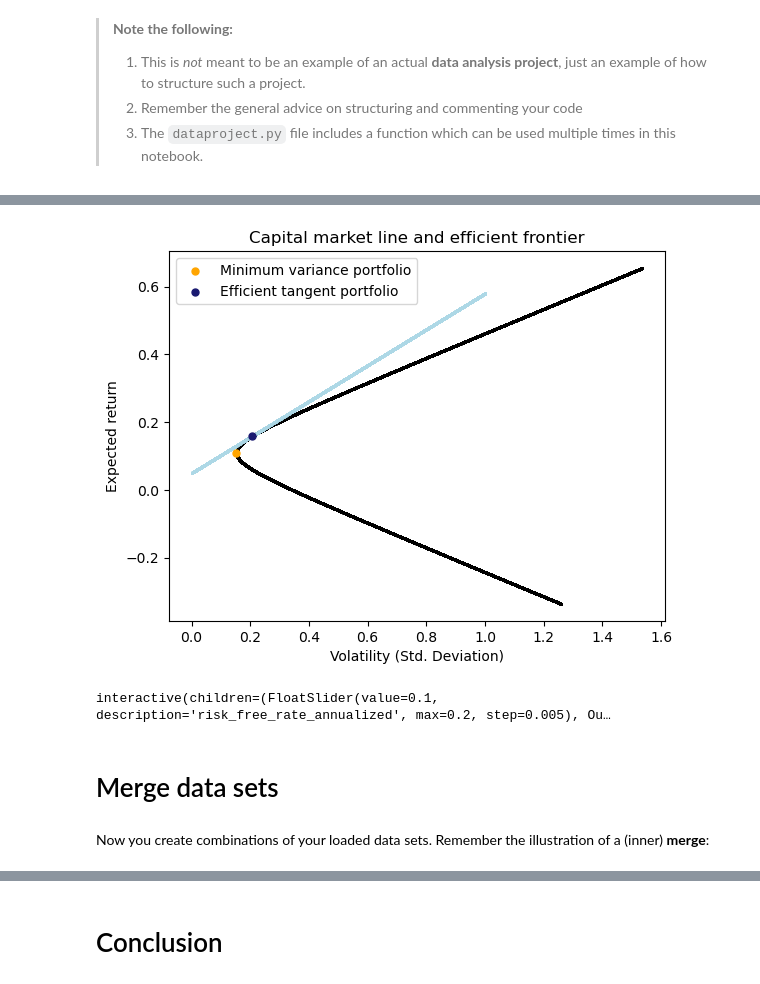
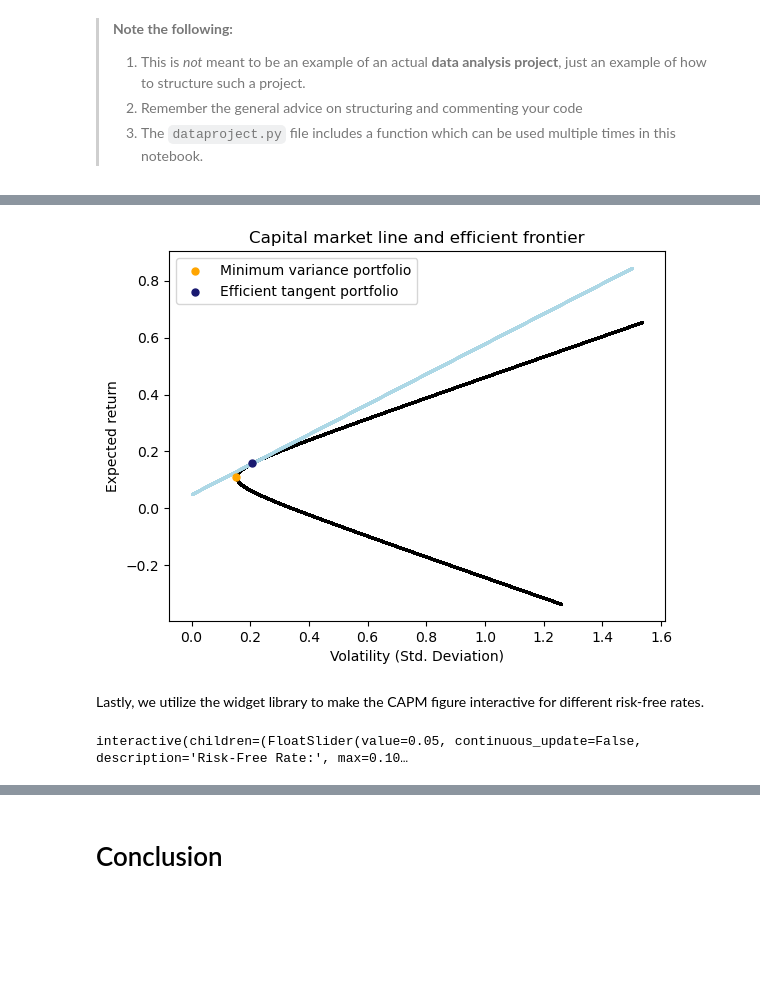
Before and after one commit to NumEconCopenhagen/projects-2024-anders-2-don-1, a Jupyter notebook: dataproject/dataproject.ipynb, the cells around one changed output, grey strips where cells are left out. Cells and saved outputs as stored; diff of their text form; code cells hidden in the pictures; blank space fills up the shorter version.

```diff
--- a/dataproject/dataproject.ipynb
+++ b/dataproject/dataproject.ipynb
@@ -107,36 +186,39 @@ dax    0.021489  0.021911  0.036753
 # %%
 Two_mutual_fund_range = np.linspace(-10,10,100000)
 return_list = []
 volatility_list = []
 
 for weight in Two_mutual_fund_range:
     minvar_weight = weight
     efftan_weight = 1 - minvar_weight
     portfolio_weight = minvar_weight*x_vector_minvar + efftan_weight*x_vector_efftan
     exp_return = portfolio_weight.dot(np.transpose(return_vector))
     var = portfolio_weight.dot(covariance_matrix).dot(np.transpose(portfolio_weight))
     std = np.sqrt(var)
     return_list.append(exp_return)
     volatility_list.append(std)
 
-x_values = np.linspace(0,1,100000)
+x_values = np.linspace(0,1.5,100000)
 Capital_market_line = risk_free_rate_annualized+Sharpe*x_values
 
 
 plt.scatter(volatility_list, return_list, s=1, color='black')
 plt.scatter(x_values, Capital_market_line, color='lightblue', zorder=5, s=0.1)
 plt.scatter(std_minvar, exp_return_minvar, color='orange', label='Minimum variance portfolio', zorder=5, s=25)
 plt.scatter(std_efftan, exp_return_efftan, color='midnightblue', label='Efficient tangent portfolio', zorder=5, s=25)
 plt.xlabel('Volatility (Std. Deviation)')
 plt.ylabel('Expected return')
 plt.title('Capital market line and efficient frontier')
 
 plt.legend()
 plt.show()
 # %% [output]
-[figure, old version]
+[figure, new version]
+# %% [markdown]
+Lastly, we utilize the widget library to make the CAPM figure interactive for different risk-free rates.
 # %%
-from ipywidgets import interactive
+from ipywidgets import interactive, FloatSlider
+import matplotlib.pyplot as plt
 
 
 def plot_efficient_frontier(risk_free_rate_annualized):
@@ -149,7 +231,7 @@ def plot_efficient_frontier(risk_free_rate_annualized):
     Sharpe = (exp_return_efftan - risk_free_rate_annualized) / std_efftan
 
     # Plot code as before, using the updated 'risk_free_rate_annualized' and other calculations
-    x_values = np.linspace(0,1,100000)
+    x_values = np.linspace(0,1.5,100000)
     Capital_market_line = risk_free_rate_annualized + Sharpe * x_values
 
     plt.figure(figsize=(12, 8))
@@ -165,13 +247,29 @@ def plot_efficient_frontier(risk_free_rate_annualized):
 
 # Create an interactive slider for 'risk_free_rate_annualized'
 # Run this part in an IPython environment to see the interactive widget
-interactive_plot = interactive(plot_efficient_frontier, risk_free_rate_annualized=(0, 0.2, 0.005))
+
+# Define the slider with a custom label
+risk_free_rate_slider = FloatSlider(
+    value=0.05,  # starting value of slider
+    min=0,       # minimum value
+    max=exp_return_minvar,     # maximum value
+    step=0.005,  # step size
+    description='Risk-Free Rate:',  # label for the slider
+    style={'description_width': 'initial'},  # make sure the description isn't cut off
+    continuous_update=False  # update the plot only when the slider is released
+)
+
+# Create the interactive plot
+interactive_plot = interactive(
+    plot_efficient_frontier,
+    risk_free_rate_annualized=risk_free_rate_slider
+)
+
+# Set the height of the output plot area
 output = interactive_plot.children[-1]
-output.layout.height = '350px'  # You can set the height of the output plot area
+output.layout.height = '750px'
+
+# Display the interactive plot
 interactive_plot
 # %% [output]
-interactive(children=(FloatSlider(value=0.1, description='risk_free_rate_annualized', max=0.2, step=0.005), Ou…
+interactive(children=(FloatSlider(value=0.05, continuous_update=False, description='Risk-Free Rate:', max=0.10…
-# %% [markdown]
-# Merge data sets
-# %% [markdown]
-Now you create combinations of your loaded data sets. Remember the illustration of a (inner) **merge**:
```
Also changed, not shown: parts of 23 cells of this notebook.
